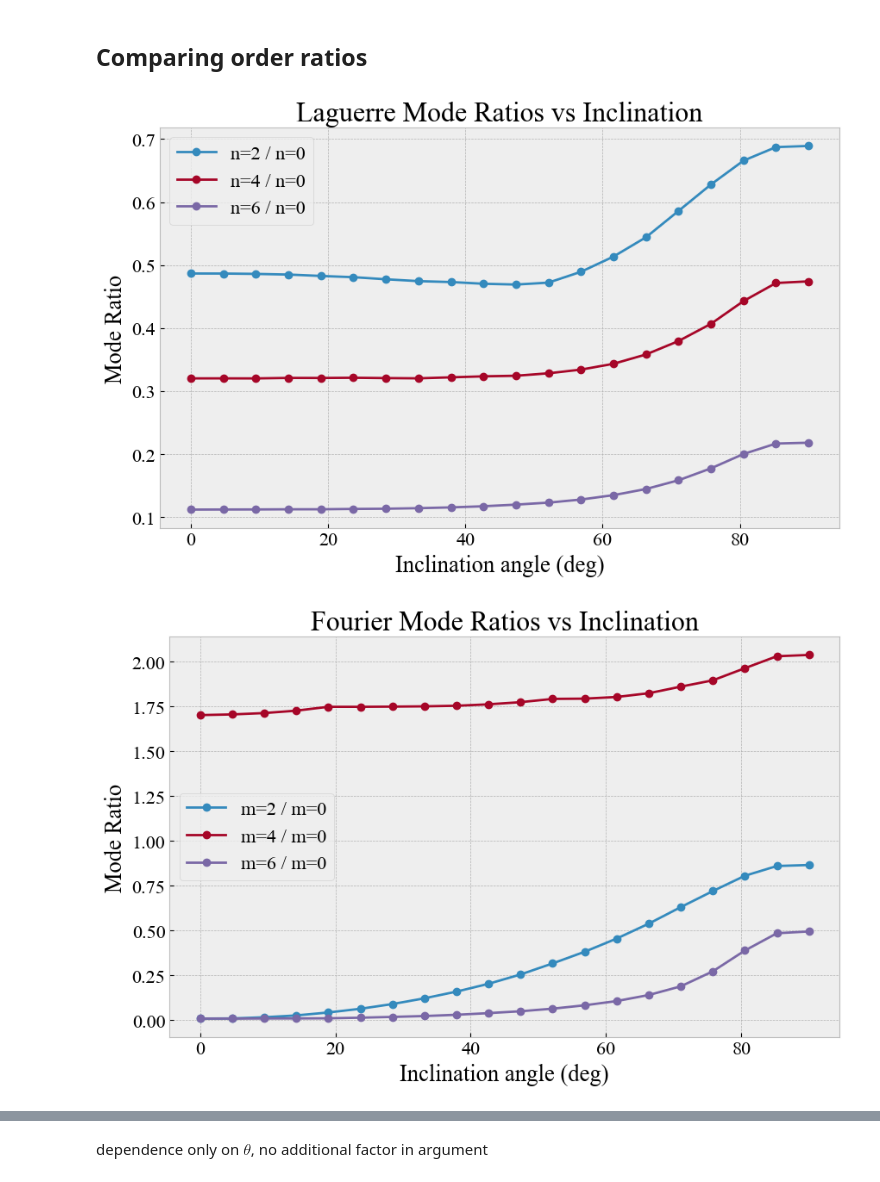
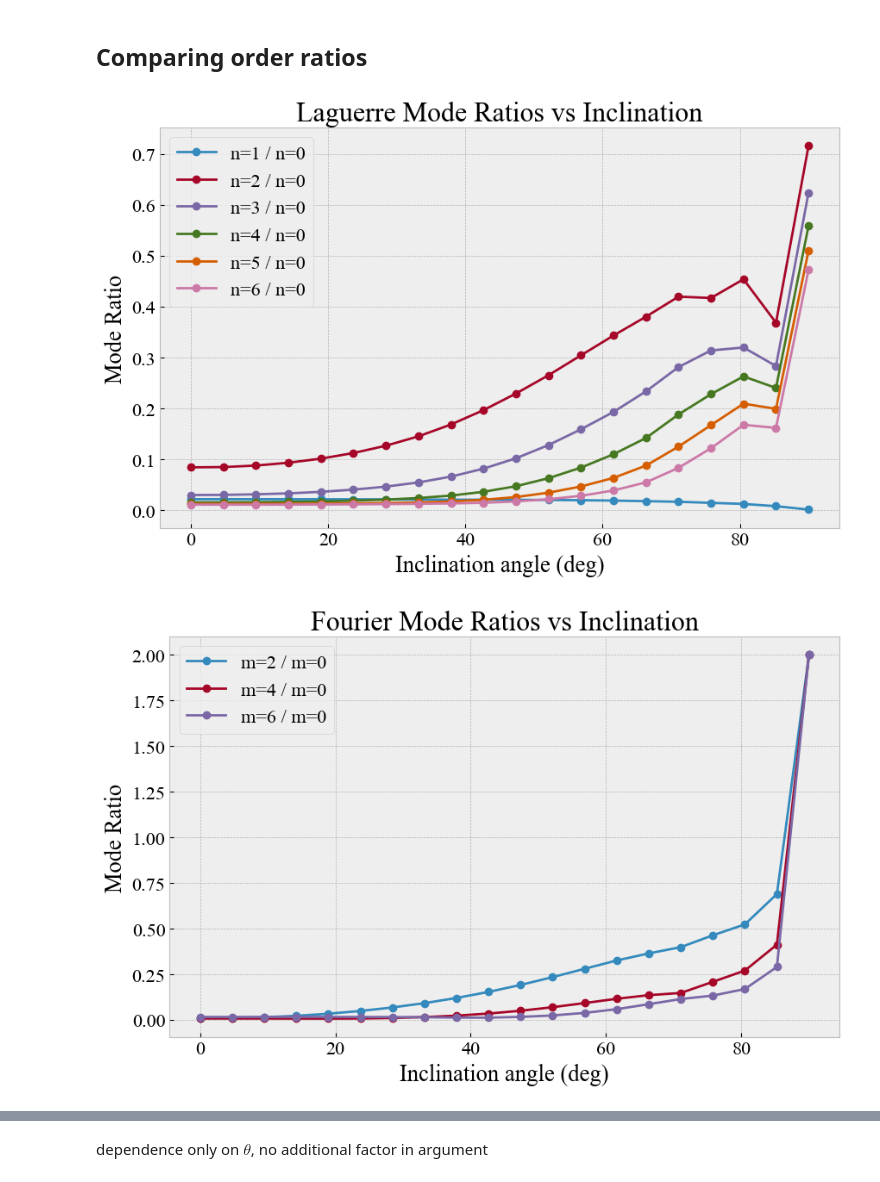
Before and after one commit to michael-petersen/GalaxyIncIinations, a Jupyter notebook: SimulatedGalaxiesAndExpansions.ipynb, the cells around one changed output, grey strips where cells are left out. Saved outputs shown, nothing was run; the diff lists cells and outputs as text; code cells hidden in the pictures.

```diff
--- a/SimulatedGalaxiesAndExpansions.ipynb
+++ b/SimulatedGalaxiesAndExpansions.ipynb
@@ -20,7 +20,7 @@ plt.style.use('bmh')
 # DiscModel is in a different file
 from src.DiscModel import DiscGalaxy
 N = 1000000 # number of stars in the disc
-a = 1.5 # a is the scale length of the disc in kpc
+a = 1 # a is the scale length of the disc in kpc
 D = DiscGalaxy(N=N,a=a)
 
 """Recall m corresponds to Fourier (azimuthal) modes, n corresponds to Laguerre (radial harmonics) modes."""
@@ -199,7 +258,7 @@ for idx, inc in enumerate(inclinations):
     D = DiscGalaxy(N=N, a=a)
     D.rotate_disc(inc, 0, 0)
     D.generate_image(rmax=rmax, nbins=nbins, noiselevel=0.)
-    E = D.make_expansion(mmax, nmax, a)
+    E = D.make_pointexpansion(mmax, nmax, a*1.5)
 
     # Compute magnitude of coefficients
     coef_mag = np.sqrt(E.coscoefs**2 + E.sincoefs**2)
@@ -225,7 +284,7 @@ for inc in inclinations:
     D = DiscGalaxy(N=N, a=a)
     D.rotate_disc(inc, 0, 0)
     D.generate_image(rmax=rmax, nbins=nbins, noiselevel=0.)
-    E = D.make_expansion(mmax, nmax, a)
+    E = D.make_pointexpansion(mmax, nmax, a*1.5)
 
     coef_mag = np.sqrt(E.coscoefs**2 + E.sincoefs**2)
     m_power = np.sum(coef_mag, axis=1)
@@ -247,7 +306,7 @@ for inc in inclinations:
 theta_deg = np.array([r["inclination"] for r in results])
 theta_rad = np.radians(theta_deg)
 
-for n in range(0,5,2):
+for n in range(0,5,1):
     plt.plot(theta_deg,
              [r["fracn_power"][n] for r in results],
              marker='o', label=f"n={n}", color=colormap[n])
@@ -255,8 +314,8 @@ for n in range(0,5,2):
 # Overplot trigonometric functions
 plt.plot(theta_deg, 0.1*np.sin(theta_rad), '--', label=r'$0.1\sin(\theta)$')
 plt.plot(theta_deg, 0.1*np.sin(theta_rad)**2, '--', label=r'$0.1\sin^2(\theta)$')
-plt.plot(theta_deg, 0.75*np.cos(theta_rad)**2, '--', label=r'$0.75\cos^2(\theta)$')
-plt.plot(theta_deg, 0.75*np.cos(theta_rad), '--', label=r'$0.75\cos(\theta)$')
+plt.plot(theta_deg, 0.65*np.cos(theta_rad)**2, '--', label=r'$0.65\cos^2(\theta)$')
+plt.plot(theta_deg, 0.65*np.cos(theta_rad), '--', label=r'$0.65\cos(\theta)$')
 
 plt.xlabel("Inclination angle (deg)")
 plt.ylabel("Fractional power in n")
@@ -270,11 +329,8 @@ for m in range(0,5,2):
              marker='o', label=f"m={m}", color=colormap[m])
 
 # Overplot trigonometric functions
-plt.plot(theta_deg, 0.25*np.sin(theta_rad), '--', label=r'$0.25\sin(\theta)$')
 plt.plot(theta_deg, 0.25*np.sin(theta_rad)**2, '--', label=r'$0.25\sin^2(\theta)$')
-plt.plot(theta_deg, 0.75*np.cos(theta_rad)**2, '--', label=r'$0.75\cos^2(\theta)$')
-plt.plot(theta_deg, 0.75*np.cos(theta_rad), '--', label=r'$0.75\cos(\theta)$')
-
+plt.plot(theta_deg, 0.9*np.cos(theta_rad)**(1/2), '--', label=r'$0.9\cos^{1/2}(\theta)$')
 plt.xlabel("Inclination angle (deg)")
 plt.ylabel("Fractional power in m")
 plt.legend()
@@ -306,7 +362,9 @@ for inc in tqdm(inclinations, desc="Computing expansions"):
     D = DiscGalaxy(N=N, a=a)
     D.rotate_disc(inc, 0, 0)
     D.generate_image(rmax=rmax, nbins=nbins, noiselevel=noise)
-    E = D.make_expansion(mmax, nmax, a)
+    #D.generate_image(rmax=8.,nbins=512,noiselevel=0.5)
+
+    E = D.make_pointexpansion(mmax, nmax, a*1.5)
 
     coef_mag = np.sqrt(E.coscoefs**2 + E.sincoefs**2)
     m_power = np.sum(coef_mag, axis=1)
@@ -327,20 +385,29 @@ for inc in tqdm(inclinations, desc="Computing expansions"):
 # Data for ratios
 theta_deg = np.array([r["inclination"] for r in results])
 Pn0 = np.array([r["fracn_power"][0] for r in results])
+Pm1 = np.array([r["fracm_power"][1] for r in results])
 Pn2 = np.array([r["fracn_power"][2] for r in results])
+Pn3 = np.array([r["fracn_power"][3] for r in results])
 Pn4 = np.array([r["fracn_power"][4] for r in results])
+Pn5 = np.array([r["fracn_power"][5] for r in results])
 Pn6 = np.array([r["fracn_power"][6] for r in results])
 
+Rn1 = Pm1 / Pn0
 Rn2 = Pn2 / Pn0
+Rn3 = Pn3 / Pn0
 Rn4 = Pn4 / Pn0
+Rn5 = Pn5 / Pn0
 Rn6 = Pn6 / Pn0
 
 theta_rad = np.radians(theta_deg)
 
 plt.figure(figsize=(9, 6))
 
+plt.plot(theta_deg, Rn1, 'o-', label='n=1 / n=0')
 plt.plot(theta_deg, Rn2, 'o-', label='n=2 / n=0')
+plt.plot(theta_deg, Rn3, 'o-', label='n=3 / n=0')
 plt.plot(theta_deg, Rn4, 'o-', label='n=4 / n=0')
+plt.plot(theta_deg, Rn5, 'o-', label='n=5 / n=0')
 plt.plot(theta_deg, Rn6, 'o-', label='n=6 / n=0')
 
 plt.xlabel("Inclination angle (deg)")
@@ -350,35 +417,35 @@ plt.legend()
 plt.grid(True)
 plt.tight_layout()
 plt.show()
 
 theta_deg = np.array([r["inclination"] for r in results])
 Pm0 = np.array([r["fracm_power"][0] for r in results])
 Pm2 = np.array([r["fracm_power"][2] for r in results])
 Pm4 = np.array([r["fracm_power"][4] for r in results])
 Pm6 = np.array([r["fracm_power"][6] for r in results])
 
 Rm2 = Pm2 / Pm0
 Rm4 = Pm4 / Pm0
 Rm6 = Pm6 / Pm0
 
 theta_rad = np.radians(theta_deg)
 
 plt.figure(figsize=(9, 6))
 
 plt.plot(theta_deg, Rm2, 'o-', label='m=2 / m=0')
 plt.plot(theta_deg, Rm4, 'o-', label='m=4 / m=0')
 plt.plot(theta_deg, Rm6, 'o-', label='m=6 / m=0')
 
 plt.xlabel("Inclination angle (deg)")
 plt.ylabel("Mode Ratio")
 plt.title("Fourier Mode Ratios vs Inclination")
 plt.legend()
 plt.grid(True)
 plt.tight_layout()
 plt.show()
 # %% [output]
-[figure, old version]
+[figure, new version]
-[figure, old version]
+[figure, new version]
 # %%
 #Laguerre mode ratios vs inclination
 #  Data
```
Also changed, not shown: parts of 4 cells of this notebook, 4 other files.
